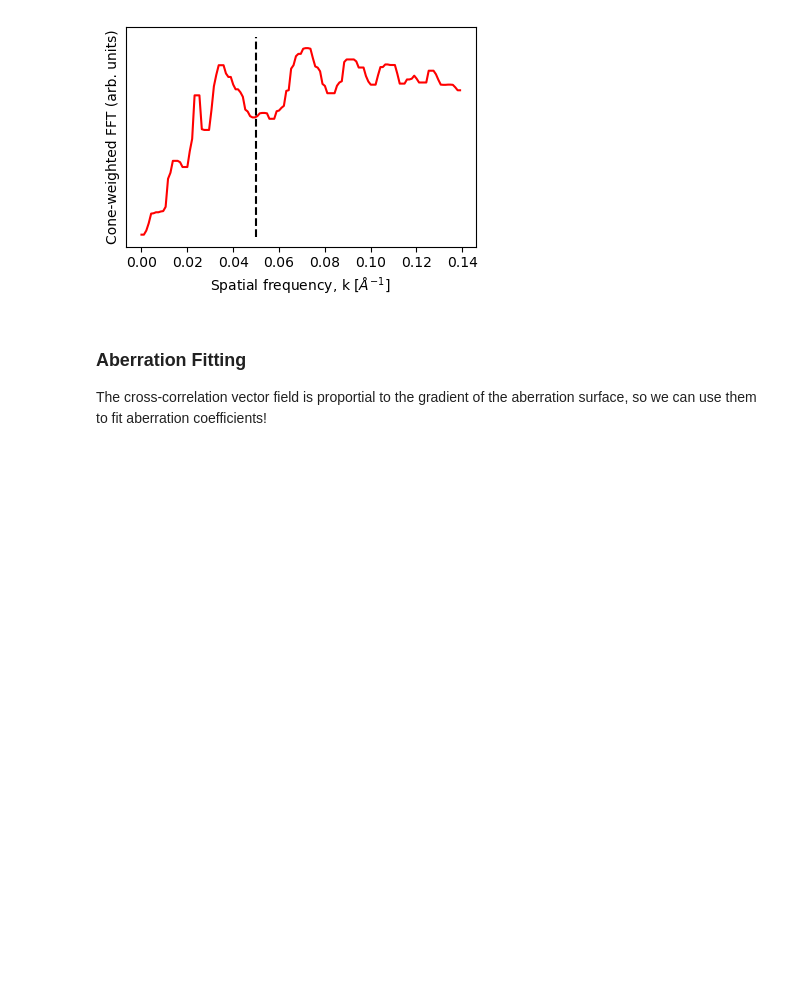
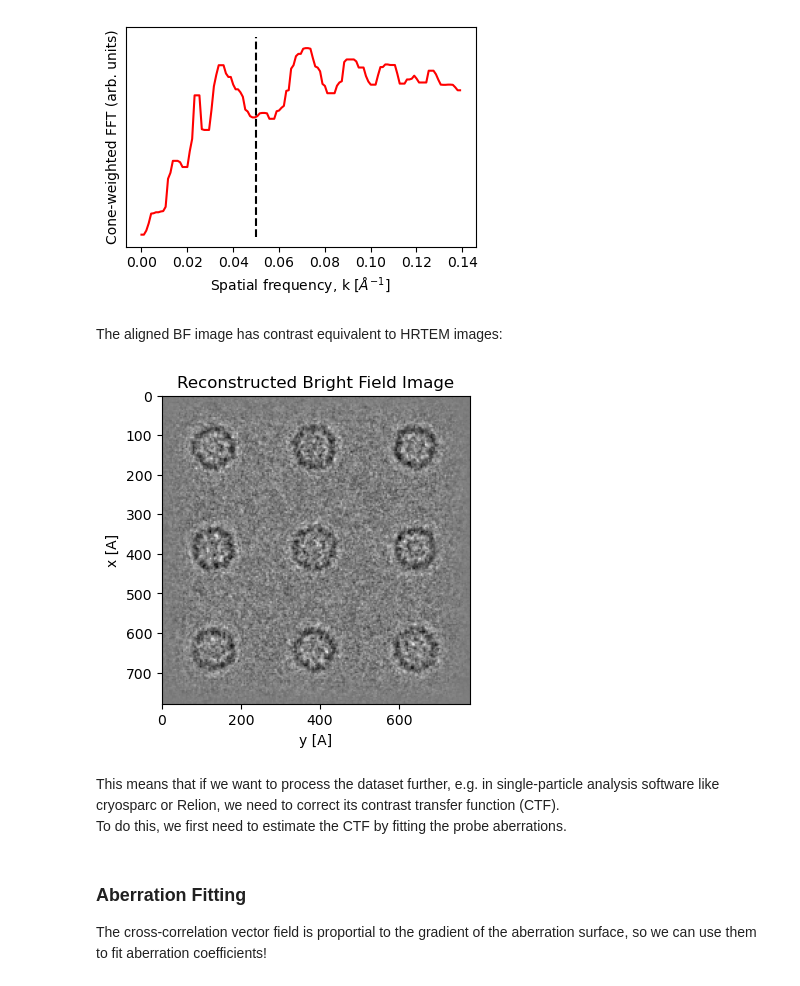
Before and after one commit to py4dstem/py4DSTEM_tutorials, a Jupyter notebook: notebooks/parallax_02.ipynb, the cells around one changed output. Drawn from its saved outputs; the diff is of its cells as text; code cells hidden in the pictures; blank space fills up the shorter version.

```diff
--- a/notebooks/parallax_02.ipynb
+++ b/notebooks/parallax_02.ipynb
@@ -113,6 +115,19 @@ ax.set_ylabel("Cone-weighted FFT (arb. units)")
 fig.tight_layout();
 # %% [output]
 [figure]
+# %% [markdown]
+The aligned BF image has contrast equivalent to HRTEM images:
+# %%
+parallax = parallax.visualize(
+    upsampled=True,
+    figsize=(4,4),
+    cmap='grey',
+)
+# %% [output]
+[figure, added]
+# %% [markdown]
+This means that if we want to process the dataset further, e.g. in single-particle analysis software like cryosparc or Relion, we need to correct its contrast transfer function (CTF).
+To do this, we first need to estimate the CTF by fitting the probe aberrations.
 # %% [markdown]
 ### Aberration Fitting
 The cross-correlation vector field is proportial to the gradient of the aberration surface, so we can use them to fit aberration coefficients!
```
Also changed, not shown: parts of 8 cells of this notebook, 2 other files.
